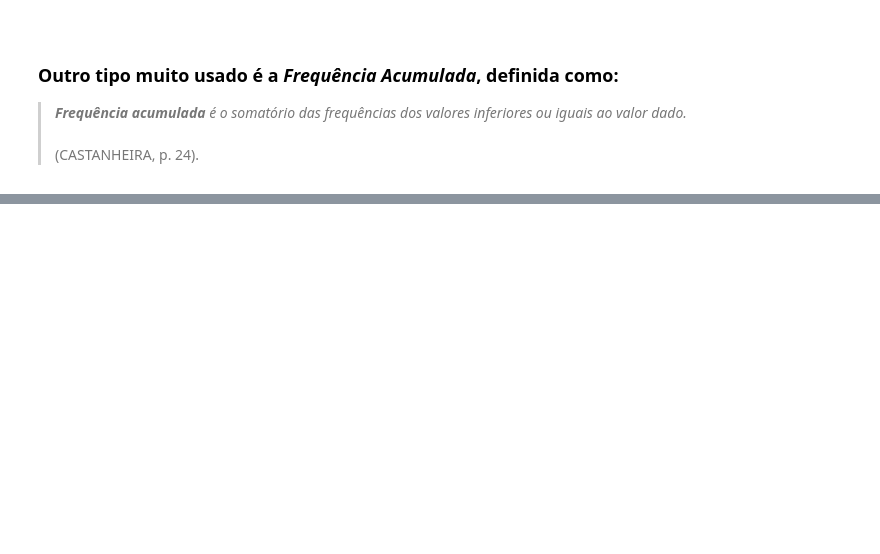
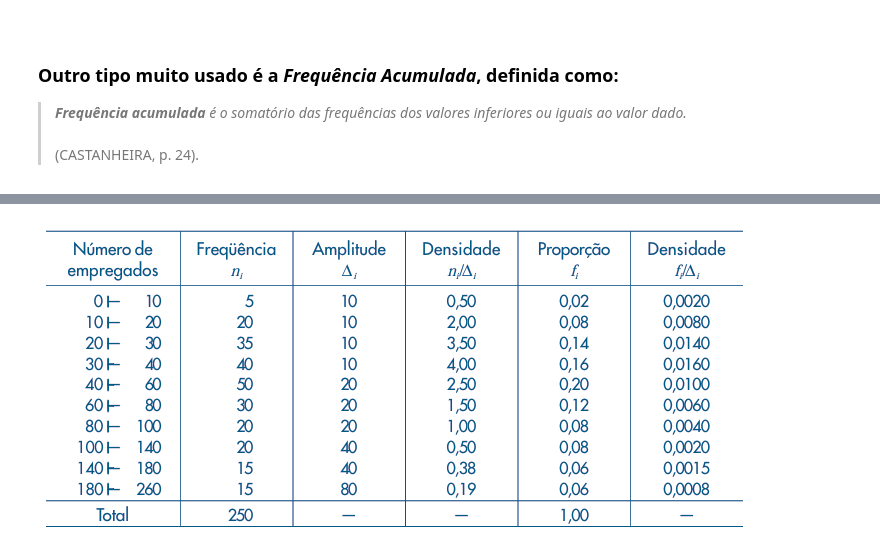
Before and after one commit to gcv-silva/Anotacoes-da-IC, a Jupyter notebook: análise_exploratoria_de_dados.ipynb, the cells around one changed output, grey strips where cells are left out. Cells and saved outputs as stored; diff of their text form; code cells hidden in the pictures; blank space fills up the shorter version.

```diff
--- a/análise_exploratoria_de_dados.ipynb
+++ b/análise_exploratoria_de_dados.ipynb
@@ -269,0 +317,4 @@ Fonte: dados fictícios gerados por computador.
+# %%
+imagem("/content/densidade.png") # (MORETTIN; BUSSAB, p. 27)
+# %% [output]
+[figure, added]
```
Also changed, not shown: parts of 10 cells of this notebook.
